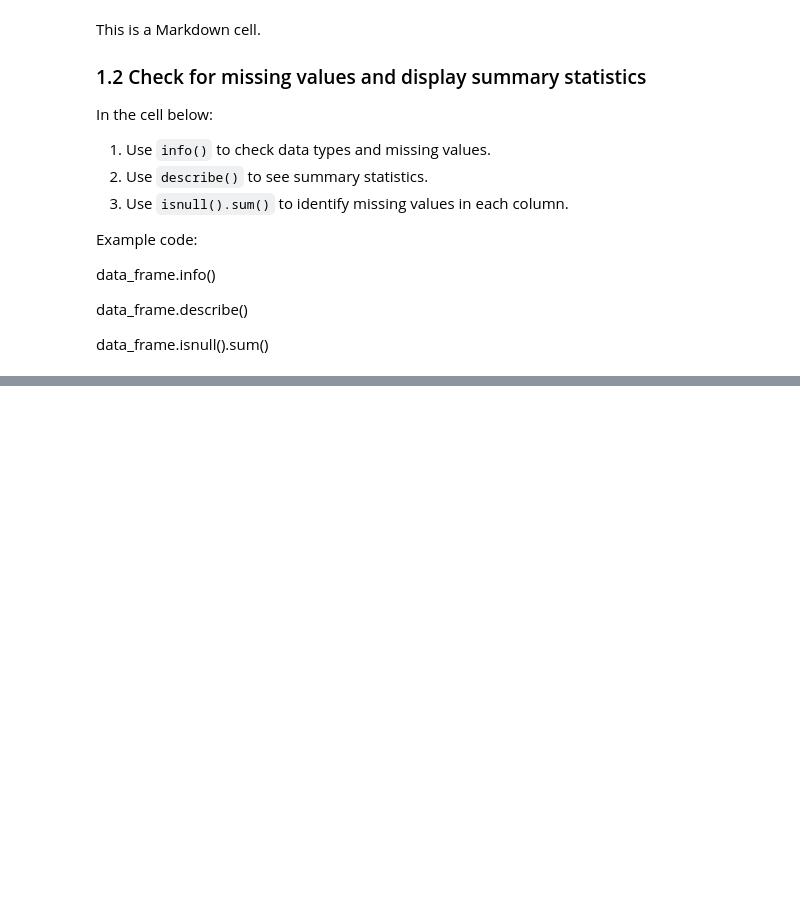
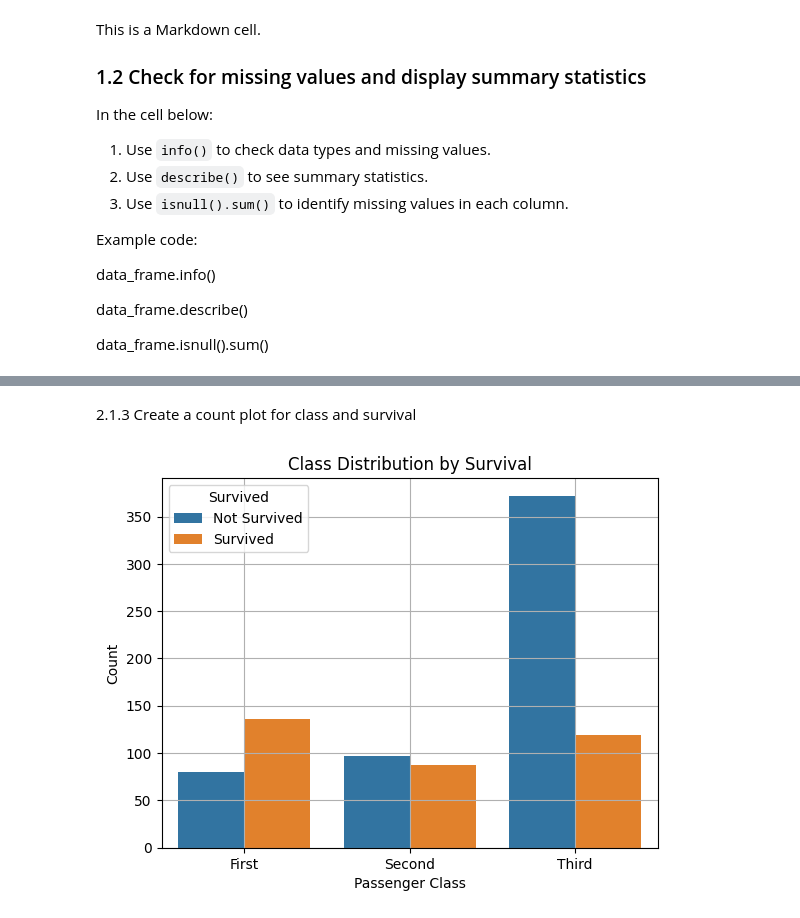
Before and after one commit to Mhamedben/applied-ml-mhamed, a Jupyter notebook: lab02/ml02.ipynb, the cells around one changed output, grey strips where cells are left out. Cells and saved outputs as stored; diff of their text form; code cells hidden in the pictures; blank space fills up the shorter version.

```diff
--- a/lab02/ml02.ipynb
+++ b/lab02/ml02.ipynb
@@ -485,0 +264,16 @@ Root Mean Squared Error (RMSE): 0.84
+# %% [markdown]
+2.1.3 Create a count plot for class and survival
+# %%
+# Count Plot - Class Distribution by Survival
+# Count plot: Passenger class with survival hue
+sns.countplot(x='class', hue='survived', data=df)
+
+# Add title and display
+plt.title('Class Distribution by Survival')
+plt.xlabel('Passenger Class')
+plt.ylabel('Count')
+plt.legend(title='Survived', labels=['Not Survived', 'Survived'])
+plt.grid(True)
+plt.show()
+# %% [output]
+[figure, added]
```
Also changed, not shown: parts of 56 cells of this notebook, 1 other file.
